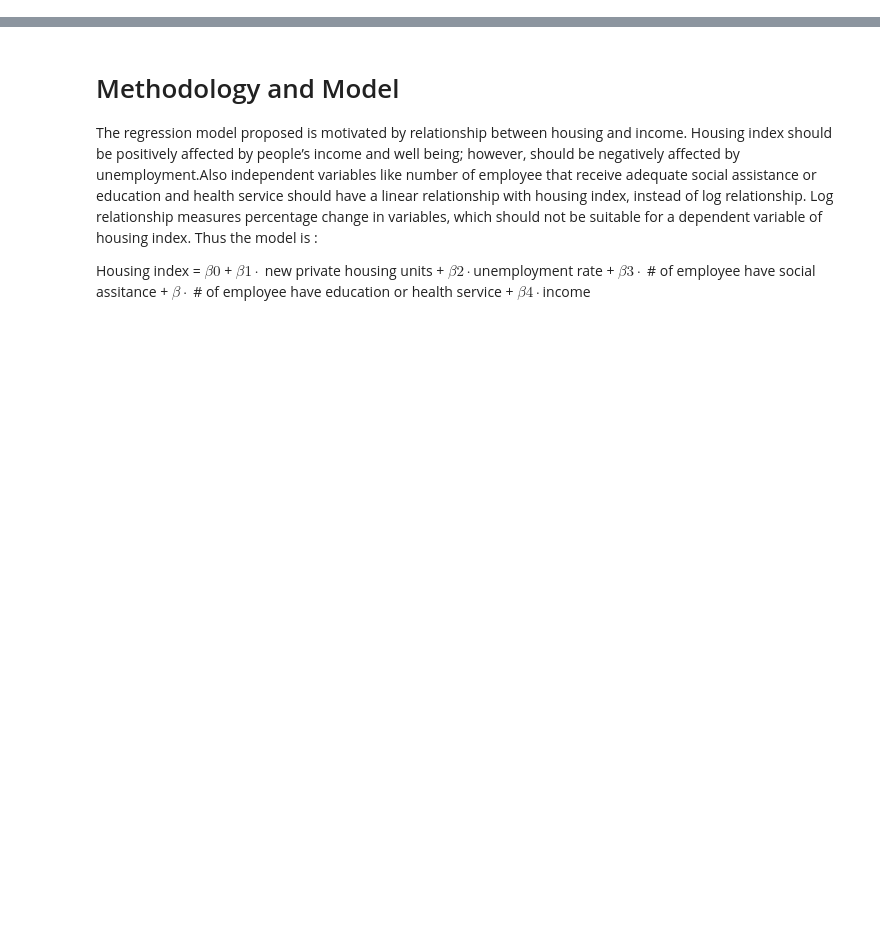
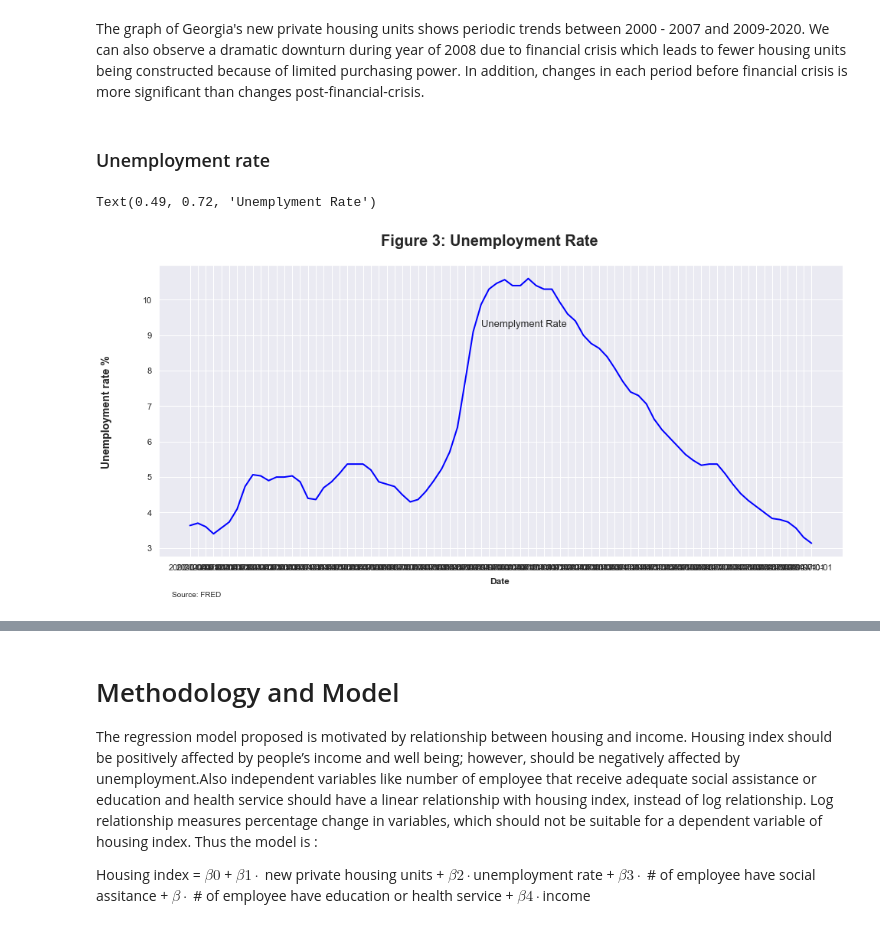
Before and after one commit to GarfieldLeo/Econ320Project, a Jupyter notebook: project1_0.ipynb, the cells around one changed output, grey strips where cells are left out. Saved outputs shown, nothing was run; the diff lists cells and outputs as text; code cells hidden in the pictures; blank space fills up the shorter version.

```diff
--- a/project1_0.ipynb
+++ b/project1_0.ipynb
@@ -14,0 +93,16 @@ Some introduction text, formatted in heading 2 style
+# %% [markdown]
+The graph of Georgia's new private housing units shows periodic trends between 2000 - 2007 and 2009-2020. We can also observe a dramatic downturn during year of 2008 due to financial crisis which leads to fewer housing units being constructed because of limited purchasing power. In addition, changes in each period before financial crisis is more significant than changes post-financial-crisis.
+# %% [markdown]
+### Unemployment rate<a name="unemployrate"></a>
+# %%
+sns.set_theme(style="darkgrid")
+fig, ax = plt.subplots(figsize = (16, 7))
+fig.text(0.50, 0.06, 'Date', va = 'center', weight = 'bold', fontsize = 12)
+fig.suptitle("Figure 3: Unemployment Rate", weight = 'bold', fontsize = 20, y = 0.96)
+fig.text(0.14, 0.02, 'Source: FRED', fontsize = 10, weight = 'normal')
+ax.plot(house.DATE, house['Unemployment rate'], linewidth = 2, c = 'blue')
+fig.text(0.06, 0.5, "Unemployment rate %", va = 'center', weight = 'bold', fontsize = 14, rotation = 'vertical')
+fig.text(0.49, 0.72, "Unemplyment Rate",  weight = 'normal', fontsize = 13)
+# %% [output]
+Text(0.49, 0.72, 'Unemplyment Rate')
+[figure, added]
```
Also changed, not shown: parts of 22 cells of this notebook.
